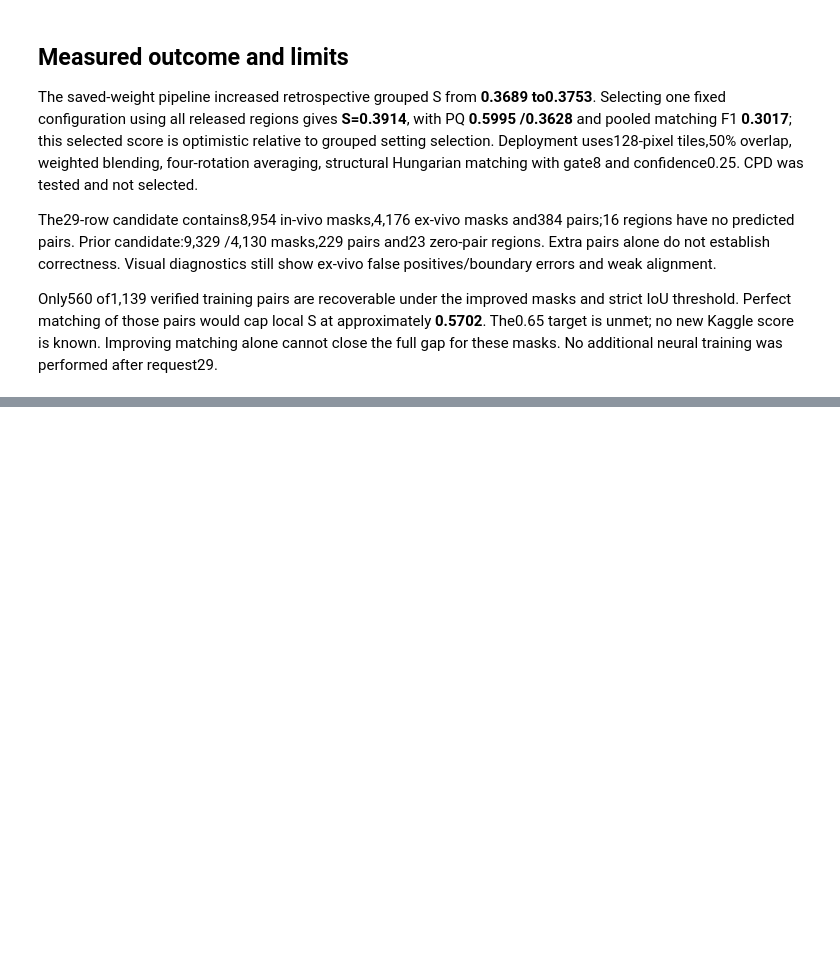
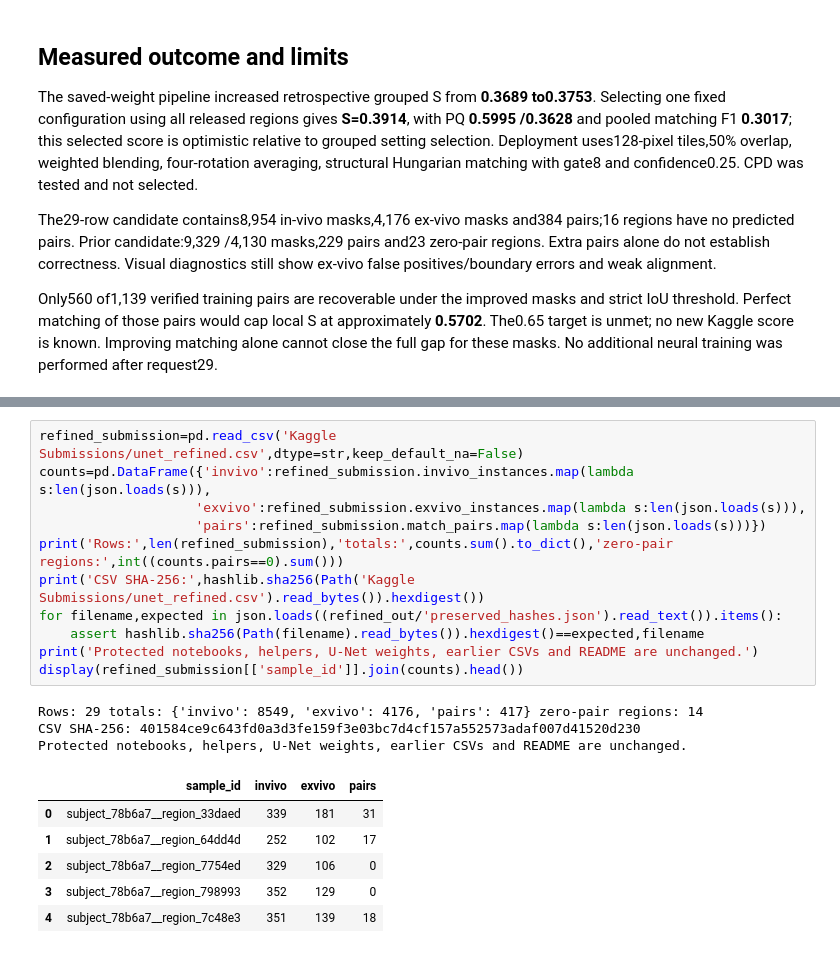
Before and after one commit to rohitfarfad/-CV-Cell-Matching-x-Segmentation, a Jupyter notebook: AdvancedCellMatching.ipynb, the cells around one changed output, grey strips where cells are left out. Cells and saved outputs as stored; diff of their text form; blank space fills up the shorter version.

```diff
--- a/AdvancedCellMatching.ipynb
+++ b/AdvancedCellMatching.ipynb
@@ -193,0 +362,21 @@ Only560 of1,139 verified training pairs are recoverable under the improved masks
+# %%
+refined_submission=pd.read_csv('Kaggle Submissions/unet_refined.csv',dtype=str,keep_default_na=False)
+counts=pd.DataFrame({'invivo':refined_submission.invivo_instances.map(lambda s:len(json.loads(s))),
+                    'exvivo':refined_submission.exvivo_instances.map(lambda s:len(json.loads(s))),
+                    'pairs':refined_submission.match_pairs.map(lambda s:len(json.loads(s)))})
+print('Rows:',len(refined_submission),'totals:',counts.sum().to_dict(),'zero-pair regions:',int((counts.pairs==0).sum()))
+print('CSV SHA-256:',hashlib.sha256(Path('Kaggle Submissions/unet_refined.csv').read_bytes()).hexdigest())
+for filename,expected in json.loads((refined_out/'preserved_hashes.json').read_text()).items():
+    assert hashlib.sha256(Path(filename).read_bytes()).hexdigest()==expected,filename
+print('Protected notebooks, helpers, U-Net weights, earlier CSVs and README are unchanged.')
+display(refined_submission[['sample_id']].join(counts).head())
+# %% [output]
+Rows: 29 totals: {'invivo': 8549, 'exvivo': 4176, 'pairs': 417} zero-pair regions: 14
+CSV SHA-256: 401584ce9c643fd0a3d3fe159f3e03bc7d4cf157a552573adaf007d41520d230
+Protected notebooks, helpers, U-Net weights, earlier CSVs and README are unchanged.
+|  | sample_id | invivo | exvivo | pairs |
+| 0 | subject_78b6a7__region_33daed | 339 | 181 | 31 |
+| 1 | subject_78b6a7__region_64dd4d | 252 | 102 | 17 |
+| 2 | subject_78b6a7__region_7754ed | 329 | 106 | 0 |
+| 3 | subject_78b6a7__region_798993 | 352 | 129 | 0 |
+| 4 | subject_78b6a7__region_7c48e3 | 351 | 139 | 18 |
```
Also changed, not shown: parts of 13 cells of this notebook, 10 other files.
